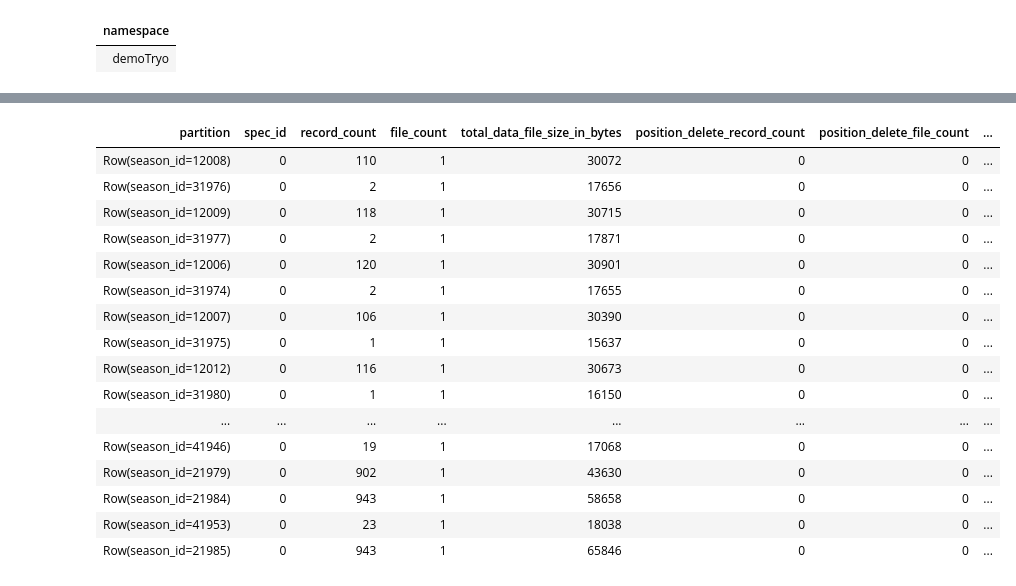
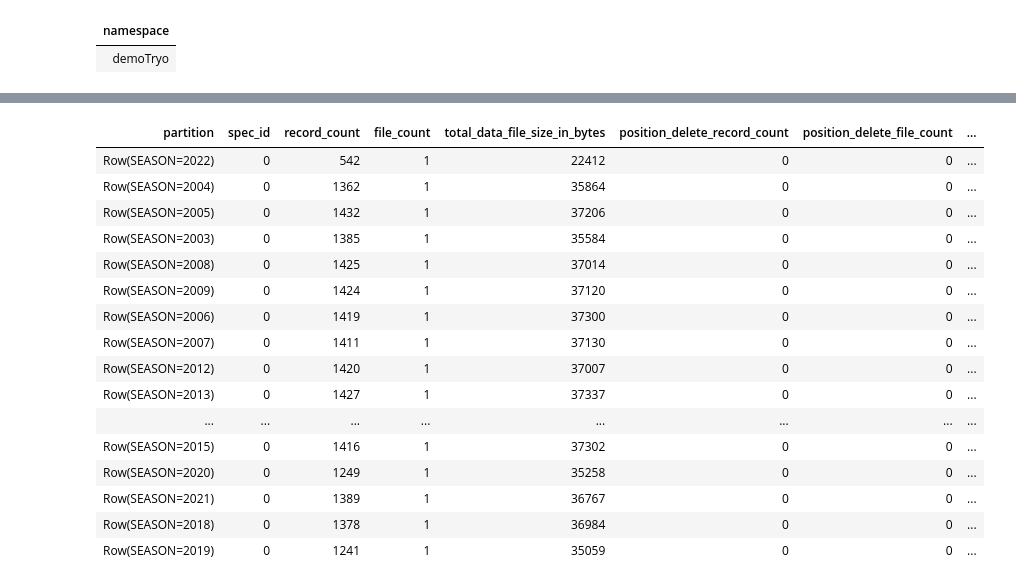
Before and after one commit to sancara/apacheiceberg, a Jupyter notebook: notebooks/Untitled.ipynb, the cells around one changed output, grey strips where cells are left out. Cells and saved outputs as stored; diff of their text form; code cells hidden in the pictures.

Commit message:
change nba data for demo

```diff
--- a/notebooks/Untitled.ipynb
+++ b/notebooks/Untitled.ipynb
@@ -78,21 +96,21 @@ FROM   demoTryo.nba.manifests
 # %%
 %%sql
-SELECT * from demoTryo.nba.partitions
+SELECT * from demoTryo.nba_games.partitions
 # %% [output]
 | partition | spec_id | record_count | file_count | total_data_file_size_in_bytes | position_delete_record_count | position_delete_file_count | ... |
-| Row(season_id=12008) | 0 | 110 | 1 | 30072 | 0 | 0 | ... |
-| Row(season_id=31976) | 0 | 2 | 1 | 17656 | 0 | 0 | ... |
-| Row(season_id=12009) | 0 | 118 | 1 | 30715 | 0 | 0 | ... |
-| Row(season_id=31977) | 0 | 2 | 1 | 17871 | 0 | 0 | ... |
-| Row(season_id=12006) | 0 | 120 | 1 | 30901 | 0 | 0 | ... |
-| Row(season_id=31974) | 0 | 2 | 1 | 17655 | 0 | 0 | ... |
-| Row(season_id=12007) | 0 | 106 | 1 | 30390 | 0 | 0 | ... |
-| Row(season_id=31975) | 0 | 1 | 1 | 15637 | 0 | 0 | ... |
-| Row(season_id=12012) | 0 | 116 | 1 | 30673 | 0 | 0 | ... |
-| Row(season_id=31980) | 0 | 1 | 1 | 16150 | 0 | 0 | ... |
+| Row(SEASON=2022) | 0 | 542 | 1 | 22412 | 0 | 0 | ... |
+| Row(SEASON=2004) | 0 | 1362 | 1 | 35864 | 0 | 0 | ... |
+| Row(SEASON=2005) | 0 | 1432 | 1 | 37206 | 0 | 0 | ... |
+| Row(SEASON=2003) | 0 | 1385 | 1 | 35584 | 0 | 0 | ... |
+| Row(SEASON=2008) | 0 | 1425 | 1 | 37014 | 0 | 0 | ... |
+| Row(SEASON=2009) | 0 | 1424 | 1 | 37120 | 0 | 0 | ... |
+| Row(SEASON=2006) | 0 | 1419 | 1 | 37300 | 0 | 0 | ... |
+| Row(SEASON=2007) | 0 | 1411 | 1 | 37130 | 0 | 0 | ... |
+| Row(SEASON=2012) | 0 | 1420 | 1 | 37007 | 0 | 0 | ... |
+| Row(SEASON=2013) | 0 | 1427 | 1 | 37337 | 0 | 0 | ... |
 | ... | ... | ... | ... | ... | ... | ... | ... |
-| Row(season_id=41946) | 0 | 19 | 1 | 17068 | 0 | 0 | ... |
-| Row(season_id=21979) | 0 | 902 | 1 | 43630 | 0 | 0 | ... |
-| Row(season_id=21984) | 0 | 943 | 1 | 58658 | 0 | 0 | ... |
-| Row(season_id=41953) | 0 | 23 | 1 | 18038 | 0 | 0 | ... |
-| Row(season_id=21985) | 0 | 943 | 1 | 65846 | 0 | 0 | ... |
+| Row(SEASON=2015) | 0 | 1416 | 1 | 37302 | 0 | 0 | ... |
+| Row(SEASON=2020) | 0 | 1249 | 1 | 35258 | 0 | 0 | ... |
+| Row(SEASON=2021) | 0 | 1389 | 1 | 36767 | 0 | 0 | ... |
+| Row(SEASON=2018) | 0 | 1378 | 1 | 36984 | 0 | 0 | ... |
+| Row(SEASON=2019) | 0 | 1241 | 1 | 35059 | 0 | 0 | ... |
```
Also changed, not shown: parts of 9 cells of this notebook, 8 other files.
